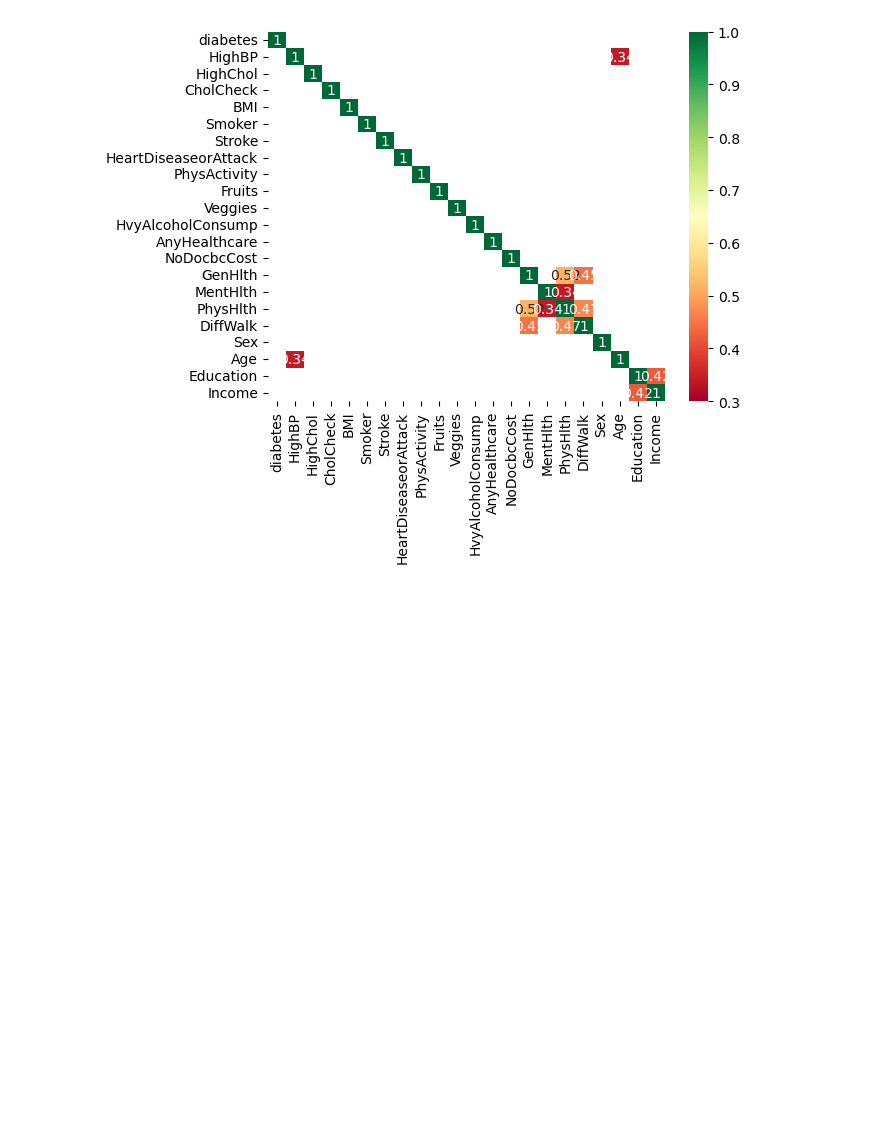
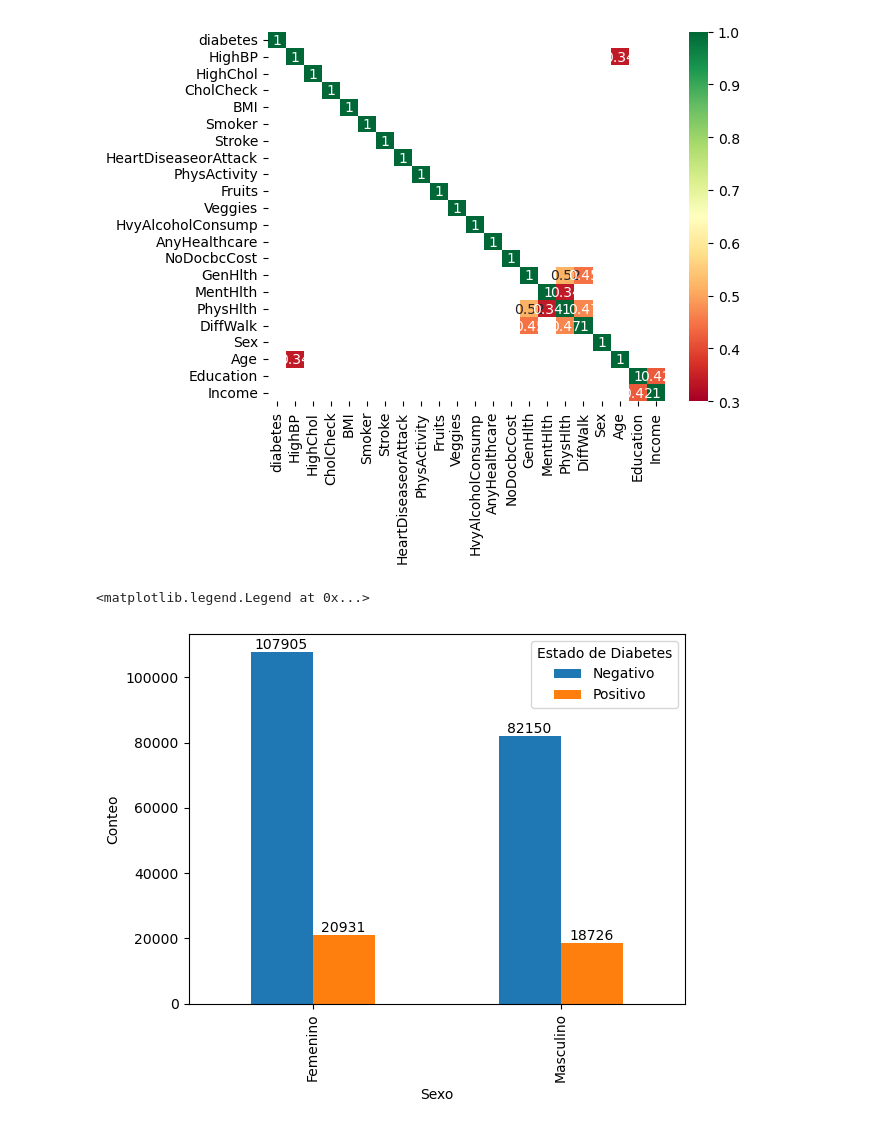
Before and after one commit to juanlt9905/machineLearning2025, a Jupyter notebook: exploracion_de_datos.ipynb, the cells around one changed output. Saved outputs shown, nothing was run; the diff lists cells and outputs as text; code cells hidden in the pictures; blank space fills up the shorter version.

Commit message:
nueva grafica

```diff
--- a/exploracion_de_datos.ipynb
+++ b/exploracion_de_datos.ipynb
@@ -167,3 +176,27 @@ sns.heatmap(correlacion_filtrada, annot=True, cbar=True, cmap="RdYlGn", vmin=ran
 # %% [output]
 <Axes: >
 [figure]
+# %%
+#GRafica de pastel sobre variables Sexo
+import matplotlib.pyplot as plt
+
+datos_por_sexo = datos_diabetes.groupby('Sex')['diabetes'].value_counts().unstack()
+# Añadir etiquetas de conteo sobre cada barra
+ax = datos_por_sexo.plot(kind='bar', stacked=False)
+for p in ax.patches:
+    height = p.get_height()  # Obtener la altura de la barra
+    if height > 0:  # Si la barra tiene una altura mayor que 0
+        ax.annotate(f'{height}',
+                    (p.get_x() + p.get_width() / 2., p.get_height()),
+                    ha='center', va='center',
+                    xytext=(0, 5),
+                    textcoords='offset points')
+#plt.figure(figsize=(2,2))
+plt.xlabel('Sexo')
+plt.ylabel('Conteo')
+plt.xticks(ticks=[0, 1], labels=['Femenino', 'Masculino'])
+plt.legend(title='Estado de Diabetes', labels=['Negativo', 'Positivo'])
+#plt.show()
+# %% [output]
+<matplotlib.legend.Legend at 0x...>
+[figure, added]
```
Also changed, not shown: parts of 1 cell of this notebook, 1 other file.
